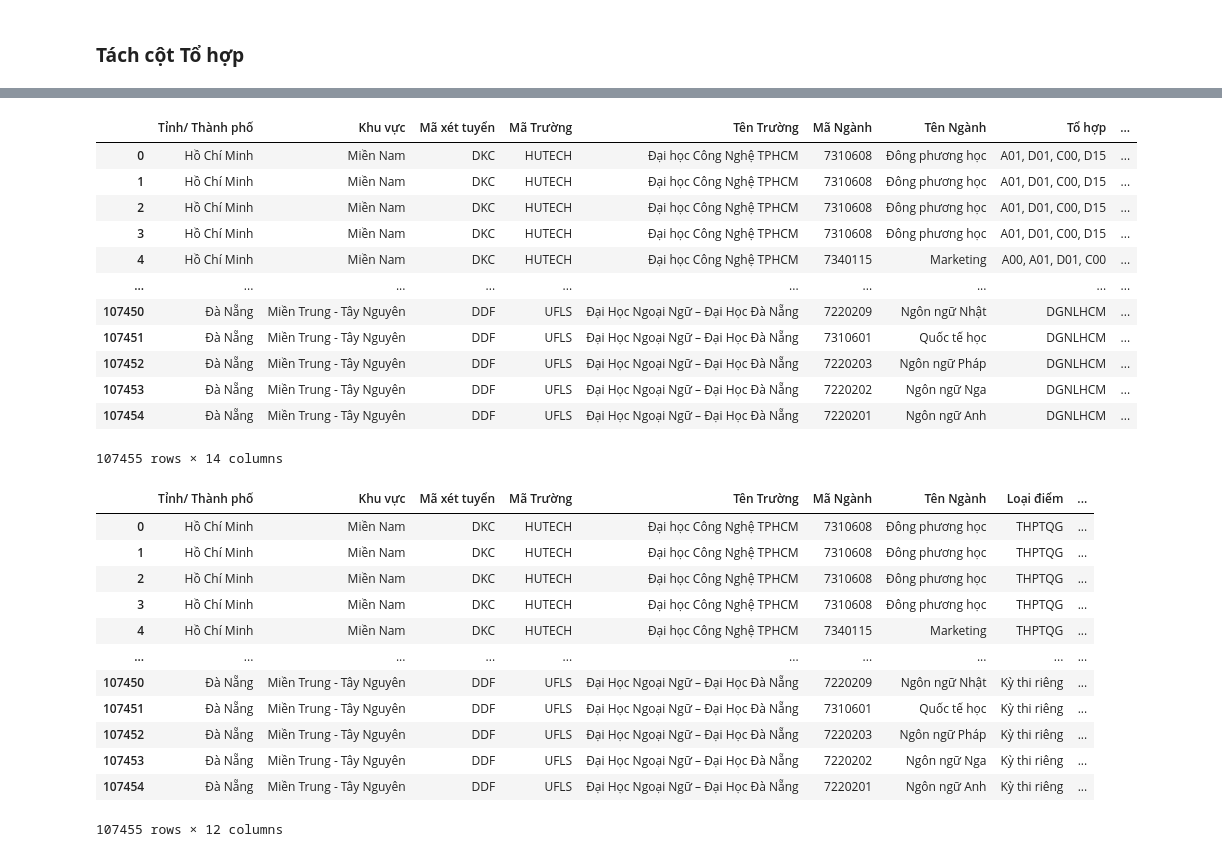
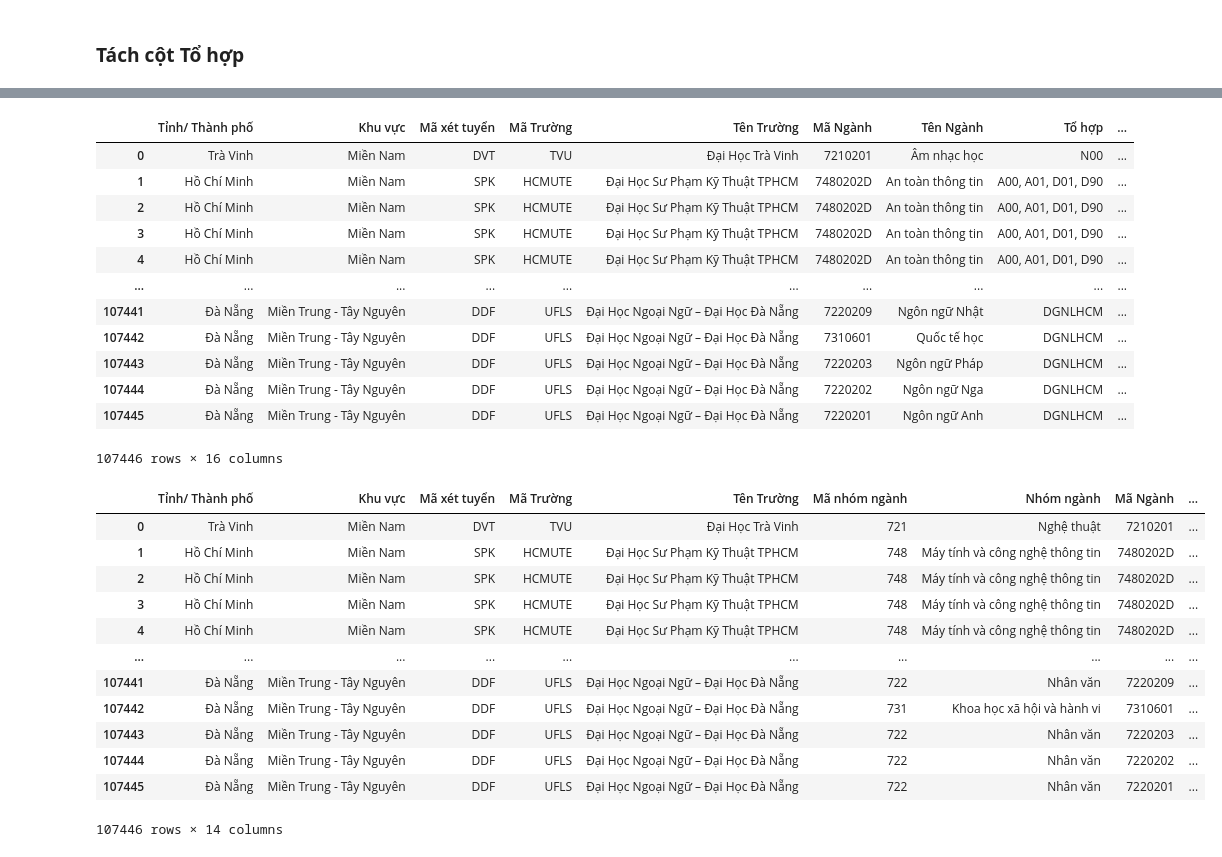
Before and after one commit to daniele15/DV-Final-Crawler, a Jupyter notebook: Crawler-hocmai/preprocessing2.ipynb, the cells around one changed output, grey strips where cells are left out. Drawn from its saved outputs; the diff is of its cells as text; code cells hidden in the pictures.

Commit message:
Add nhom_nganh

```diff
--- a/Crawler-hocmai/preprocessing2.ipynb
+++ b/Crawler-hocmai/preprocessing2.ipynb
@@ -424,0 +427,20 @@ full_df[full_df['Tỉnh/ Thành phố'].isna()].to_csv('test.csv',  encoding='ut
+# %%
+nhom_nganh_df = pd.read_csv('./data/university/nhom_nganh.csv')
+
+# Tạo từ điển tra cứu từ nhom_nganh_df và đảm bảo các khóa đều là chuỗi
+nhom_nganh_dict = {str(k): v for k, v in zip(nhom_nganh_df['Mã nhóm ngành'], nhom_nganh_df['Nhóm ngành'])}
+
+# Hàm để lấy Mã nhóm ngành và Nhóm ngành dựa trên Mã Ngành
+def get_nhom_nganh(ma_nganh):
+    if pd.isna(ma_nganh):
+        return pd.Series([None, None])
+    ma_nhom_nganh = ma_nganh[:3]  # Trích xuất 3 ký tự đầu
+    if ma_nhom_nganh in nhom_nganh_dict:
+        nhom_nganh = nhom_nganh_dict[ma_nhom_nganh]
+        return pd.Series([ma_nhom_nganh, nhom_nganh])
+    else:
+        return pd.Series([None, None])
+
+# Áp dụng hàm để thêm cột Mã nhóm ngành và Nhóm ngành vào full_df
+full_df[['Mã nhóm ngành', 'Nhóm ngành']] = full_df['Mã Ngành'].apply(get_nhom_nganh)
+full_df
@@ -448,5 +494,8 @@ df_expanded
 # %%
 condition2 = (df_expanded['Ghi chú'].str.contains('ao đẳng', na=False))
+df_expanded.drop(df_expanded[condition2].index, inplace=True)
+
+condition2 = (df_expanded['Ghi chú'].str.contains('CAO ĐẲNG', na=False))
 df_expanded.drop(df_expanded[condition2].index, inplace=True)
 
 # Lọc và xóa các dòng có subject_group là 'XDHB' và 'ọc bạ' tồn tại trong Ghi chú
@@ -488,7 +537,7 @@ cate_col_profiles_df
 # %%
 # Tạo cột 'Loại điểm' dựa trên 'Ghi chú' và 'Tổ hợp'
 df_expanded['Loại điểm'] = ''
-df_expanded.loc[(df_expanded['Ghi chú']=='Xét học bạ')|(df_expanded['Ghi chú'].str.contains('Học bạ', na=False))|(df_expanded['Tổ hợp'].str.contains('XDHB', na=False)), 'Loại điểm'] = 'Xét học bạ'
+df_expanded.loc[(df_expanded['Ghi chú']=='Xét học bạ')|(df_expanded['Ghi chú'].str.contains('Học bạ', na=False))|(df_expanded['Tổ hợp'].str.contains('XDHB', na=False)), 'Loại điểm'] = 'Học bạ'
 
 # Cập nhật 'Loại điểm' dựa trên 'Tổ hợp'
 df_expanded.loc[((df_expanded['Tổ hợp'].str.contains('DGNL', na=False)) | (df_expanded['Tổ hợp'].str.contains('DGTD', na=False))), 'Loại điểm'] = 'Kỳ thi riêng'
@@ -497,35 +546,35 @@ df_expanded.loc[df_expanded['Loại điểm'] == '', 'Loại điểm'] = 'THPTQG
 df_expanded
 # %% [output]
 |  | Tỉnh/ Thành phố | Khu vực | Mã xét tuyển | Mã Trường | Tên Trường | Mã Ngành | Tên Ngành | Tổ hợp | ... |
-| 0 | Hồ Chí Minh | Miền Nam | DKC | HUTECH | Đại học Công Nghệ TPHCM | 7310608 | Đông phương học | A01, D01, C00, D15 | ... |
-| 1 | Hồ Chí Minh | Miền Nam | DKC | HUTECH | Đại học Công Nghệ TPHCM | 7310608 | Đông phương học | A01, D01, C00, D15 | ... |
-| 2 | Hồ Chí Minh | Miền Nam | DKC | HUTECH | Đại học Công Nghệ TPHCM | 7310608 | Đông phương học | A01, D01, C00, D15 | ... |
-| 3 | Hồ Chí Minh | Miền Nam | DKC | HUTECH | Đại học Công Nghệ TPHCM | 7310608 | Đông phương học | A01, D01, C00, D15 | ... |
-| 4 | Hồ Chí Minh | Miền Nam | DKC | HUTECH | Đại học Công Nghệ TPHCM | 7340115 | Marketing | A00, A01, D01, C00 | ... |
+| 0 | Trà Vinh | Miền Nam | DVT | TVU | Đại Học Trà Vinh | 7210201 | Âm nhạc học | N00 | ... |
+| 1 | Hồ Chí Minh | Miền Nam | SPK | HCMUTE | Đại Học Sư Phạm Kỹ Thuật TPHCM | 7480202D | An toàn thông tin | A00, A01, D01, D90 | ... |
+| 2 | Hồ Chí Minh | Miền Nam | SPK | HCMUTE | Đại Học Sư Phạm Kỹ Thuật TPHCM | 7480202D | An toàn thông tin | A00, A01, D01, D90 | ... |
+| 3 | Hồ Chí Minh | Miền Nam | SPK | HCMUTE | Đại Học Sư Phạm Kỹ Thuật TPHCM | 7480202D | An toàn thông tin | A00, A01, D01, D90 | ... |
+| 4 | Hồ Chí Minh | Miền Nam | SPK | HCMUTE | Đại Học Sư Phạm Kỹ Thuật TPHCM | 7480202D | An toàn thông tin | A00, A01, D01, D90 | ... |
 | ... | ... | ... | ... | ... | ... | ... | ... | ... | ... |
-| 107450 | Đà Nẵng | Miền Trung - Tây Nguyên | DDF | UFLS | Đại Học Ngoại Ngữ – Đại Học Đà Nẵng | 7220209 | Ngôn ngữ Nhật | DGNLHCM | ... |
-| 107451 | Đà Nẵng | Miền Trung - Tây Nguyên | DDF | UFLS | Đại Học Ngoại Ngữ – Đại Học Đà Nẵng | 7310601 | Quốc tế học | DGNLHCM | ... |
-| 107452 | Đà Nẵng | Miền Trung - Tây Nguyên | DDF | UFLS | Đại Học Ngoại Ngữ – Đại Học Đà Nẵng | 7220203 | Ngôn ngữ Pháp | DGNLHCM | ... |
-| 107453 | Đà Nẵng | Miền Trung - Tây Nguyên | DDF | UFLS | Đại Học Ngoại Ngữ – Đại Học Đà Nẵng | 7220202 | Ngôn ngữ Nga | DGNLHCM | ... |
-| 107454 | Đà Nẵng | Miền Trung - Tây Nguyên | DDF | UFLS | Đại Học Ngoại Ngữ – Đại Học Đà Nẵng | 7220201 | Ngôn ngữ Anh | DGNLHCM | ... |
+| 107441 | Đà Nẵng | Miền Trung - Tây Nguyên | DDF | UFLS | Đại Học Ngoại Ngữ – Đại Học Đà Nẵng | 7220209 | Ngôn ngữ Nhật | DGNLHCM | ... |
+| 107442 | Đà Nẵng | Miền Trung - Tây Nguyên | DDF | UFLS | Đại Học Ngoại Ngữ – Đại Học Đà Nẵng | 7310601 | Quốc tế học | DGNLHCM | ... |
+| 107443 | Đà Nẵng | Miền Trung - Tây Nguyên | DDF | UFLS | Đại Học Ngoại Ngữ – Đại Học Đà Nẵng | 7220203 | Ngôn ngữ Pháp | DGNLHCM | ... |
+| 107444 | Đà Nẵng | Miền Trung - Tây Nguyên | DDF | UFLS | Đại Học Ngoại Ngữ – Đại Học Đà Nẵng | 7220202 | Ngôn ngữ Nga | DGNLHCM | ... |
+| 107445 | Đà Nẵng | Miền Trung - Tây Nguyên | DDF | UFLS | Đại Học Ngoại Ngữ – Đại Học Đà Nẵng | 7220201 | Ngôn ngữ Anh | DGNLHCM | ... |
-107455 rows × 14 columns
+107446 rows × 16 columns
 # %%
 df_expanded.drop(columns = ['Tổ hợp'], inplace=True)
 df_expanded.rename(columns={'subject_group': 'Tổ hợp'}, inplace=True)
-df_expanded = df_expanded[['Tỉnh/ Thành phố', 'Khu vực', 'Mã xét tuyển','Mã Trường', 'Tên Trường', 'Mã Ngành', 'Tên Ngành', 'Loại điểm', 'Tổ hợp', 'Điểm chuẩn', 'Ghi chú', 'Năm']]
+df_expanded = df_expanded[['Tỉnh/ Thành phố', 'Khu vực', 'Mã xét tuyển','Mã Trường', 'Tên Trường', 'Mã nhóm ngành', 'Nhóm ngành', 'Mã Ngành', 'Tên Ngành', 'Loại điểm', 'Tổ hợp', 'Điểm chuẩn', 'Ghi chú', 'Năm']]
 df_expanded
 # %% [output]
-|  | Tỉnh/ Thành phố | Khu vực | Mã xét tuyển | Mã Trường | Tên Trường | Mã Ngành | Tên Ngành | Loại điểm | ... |
-| 0 | Hồ Chí Minh | Miền Nam | DKC | HUTECH | Đại học Công Nghệ TPHCM | 7310608 | Đông phương học | THPTQG | ... |
-| 1 | Hồ Chí Minh | Miền Nam | DKC | HUTECH | Đại học Công Nghệ TPHCM | 7310608 | Đông phương học | THPTQG | ... |
-| 2 | Hồ Chí Minh | Miền Nam | DKC | HUTECH | Đại học Công Nghệ TPHCM | 7310608 | Đông phương học | THPTQG | ... |
-| 3 | Hồ Chí Minh | Miền Nam | DKC | HUTECH | Đại học Công Nghệ TPHCM | 7310608 | Đông phương học | THPTQG | ... |
-| 4 | Hồ Chí Minh | Miền Nam | DKC | HUTECH | Đại học Công Nghệ TPHCM | 7340115 | Marketing | THPTQG | ... |
+|  | Tỉnh/ Thành phố | Khu vực | Mã xét tuyển | Mã Trường | Tên Trường | Mã nhóm ngành | Nhóm ngành | Mã Ngành | ... |
+| 0 | Trà Vinh | Miền Nam | DVT | TVU | Đại Học Trà Vinh | 721 | Nghệ thuật | 7210201 | ... |
+| 1 | Hồ Chí Minh | Miền Nam | SPK | HCMUTE | Đại Học Sư Phạm Kỹ Thuật TPHCM | 748 | Máy tính và công nghệ thông tin | 7480202D | ... |
+| 2 | Hồ Chí Minh | Miền Nam | SPK | HCMUTE | Đại Học Sư Phạm Kỹ Thuật TPHCM | 748 | Máy tính và công nghệ thông tin | 7480202D | ... |
+| 3 | Hồ Chí Minh | Miền Nam | SPK | HCMUTE | Đại Học Sư Phạm Kỹ Thuật TPHCM | 748 | Máy tính và công nghệ thông tin | 7480202D | ... |
+| 4 | Hồ Chí Minh | Miền Nam | SPK | HCMUTE | Đại Học Sư Phạm Kỹ Thuật TPHCM | 748 | Máy tính và công nghệ thông tin | 7480202D | ... |
 | ... | ... | ... | ... | ... | ... | ... | ... | ... | ... |
-| 107450 | Đà Nẵng | Miền Trung - Tây Nguyên | DDF | UFLS | Đại Học Ngoại Ngữ – Đại Học Đà Nẵng | 7220209 | Ngôn ngữ Nhật | Kỳ thi riêng | ... |
-| 107451 | Đà Nẵng | Miền Trung - Tây Nguyên | DDF | UFLS | Đại Học Ngoại Ngữ – Đại Học Đà Nẵng | 7310601 | Quốc tế học | Kỳ thi riêng | ... |
-| 107452 | Đà Nẵng | Miền Trung - Tây Nguyên | DDF | UFLS | Đại Học Ngoại Ngữ – Đại Học Đà Nẵng | 7220203 | Ngôn ngữ Pháp | Kỳ thi riêng | ... |
-| 107453 | Đà Nẵng | Miền Trung - Tây Nguyên | DDF | UFLS | Đại Học Ngoại Ngữ – Đại Học Đà Nẵng | 7220202 | Ngôn ngữ Nga | Kỳ thi riêng | ... |
-| 107454 | Đà Nẵng | Miền Trung - Tây Nguyên | DDF | UFLS | Đại Học Ngoại Ngữ – Đại Học Đà Nẵng | 7220201 | Ngôn ngữ Anh | Kỳ thi riêng | ... |
+| 107441 | Đà Nẵng | Miền Trung - Tây Nguyên | DDF | UFLS | Đại Học Ngoại Ngữ – Đại Học Đà Nẵng | 722 | Nhân văn | 7220209 | ... |
+| 107442 | Đà Nẵng | Miền Trung - Tây Nguyên | DDF | UFLS | Đại Học Ngoại Ngữ – Đại Học Đà Nẵng | 731 | Khoa học xã hội và hành vi | 7310601 | ... |
+| 107443 | Đà Nẵng | Miền Trung - Tây Nguyên | DDF | UFLS | Đại Học Ngoại Ngữ – Đại Học Đà Nẵng | 722 | Nhân văn | 7220203 | ... |
+| 107444 | Đà Nẵng | Miền Trung - Tây Nguyên | DDF | UFLS | Đại Học Ngoại Ngữ – Đại Học Đà Nẵng | 722 | Nhân văn | 7220202 | ... |
+| 107445 | Đà Nẵng | Miền Trung - Tây Nguyên | DDF | UFLS | Đại Học Ngoại Ngữ – Đại Học Đà Nẵng | 722 | Nhân văn | 7220201 | ... |
-107455 rows × 12 columns
+107446 rows × 14 columns
 # %%
```
Also changed, not shown: parts of 20 cells of this notebook, 2 other files.
